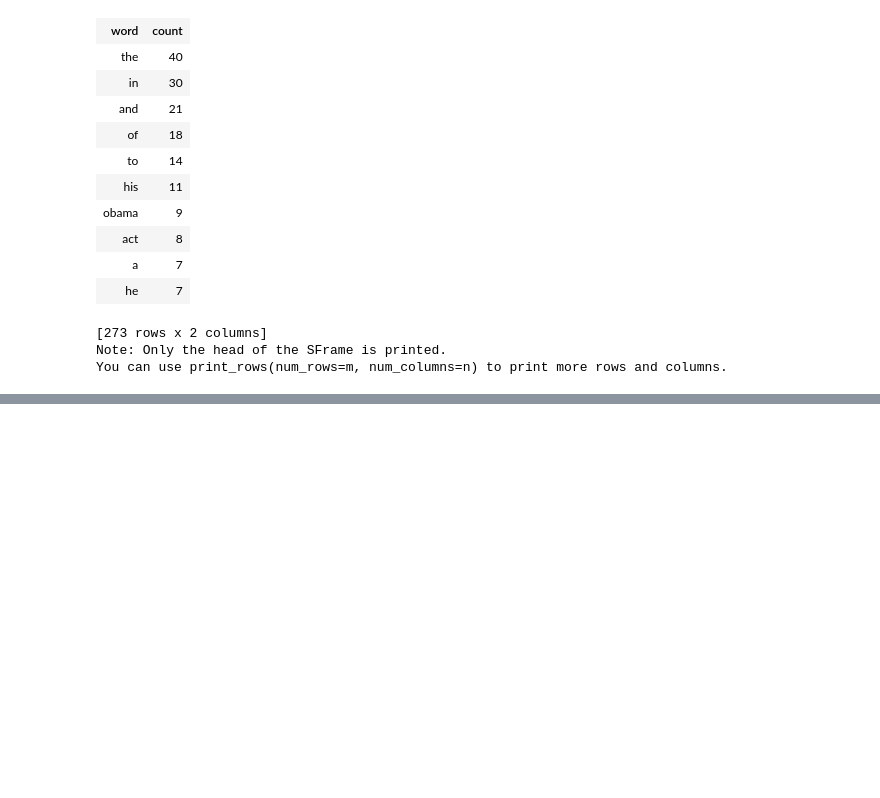
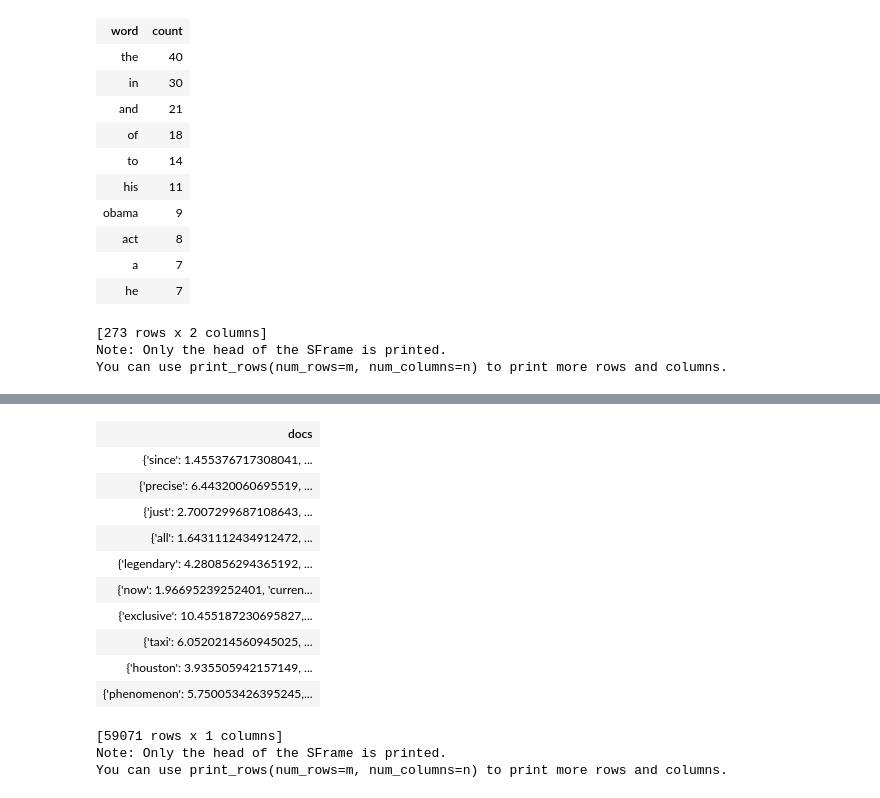
Before and after one commit to ledrui/Document-Retrieval, a Jupyter notebook: Document Retrieval_1.ipynb, the cells around one changed output, grey strips where cells are left out. Cells and saved outputs as stored; diff of their text form; code cells hidden in the pictures; blank space fills up the shorter version.

```diff
--- a/Document Retrieval_1.ipynb
+++ b/Document Retrieval_1.ipynb
@@ -89,0 +111,17 @@ You can use print_rows(num_rows=m, num_columns=n) to print more rows and columns
+# %%
+tfidf
+# %% [output]
+| docs |
+| {'since': 1.455376717308041, ... |
+| {'precise': 6.44320060695519, ... |
+| {'just': 2.7007299687108643, ... |
+| {'all': 1.6431112434912472, ... |
+| {'legendary': 4.280856294365192, ... |
+| {'now': 1.96695239252401, 'curren... |
+| {'exclusive': 10.455187230695827,... |
+| {'taxi': 6.0520214560945025, ... |
+| {'houston': 3.935505942157149, ... |
+| {'phenomenon': 5.750053426395245,... |
+[59071 rows x 1 columns]
+Note: Only the head of the SFrame is printed.
+You can use print_rows(num_rows=m, num_columns=n) to print more rows and columns.
```
Also changed, not shown: parts of 9 cells of this notebook.
